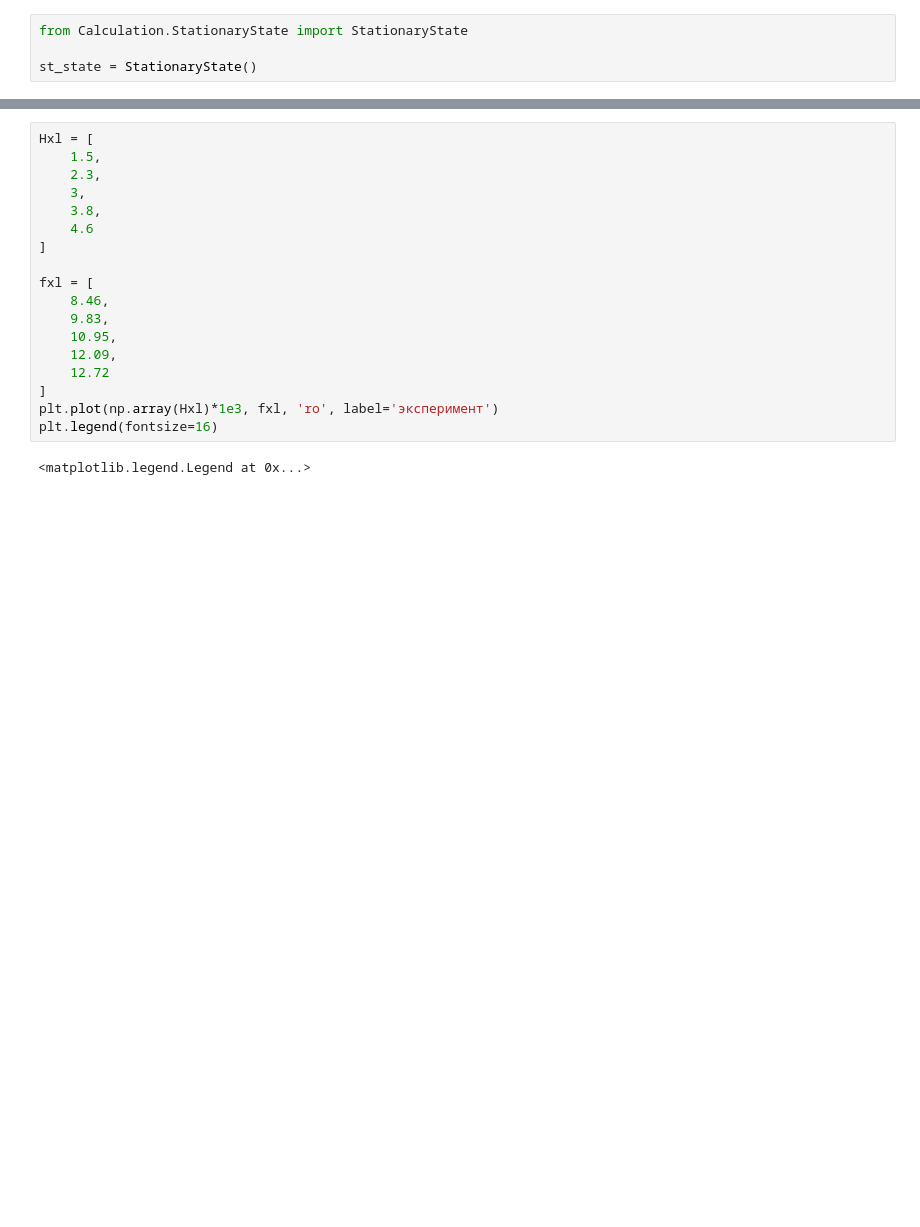
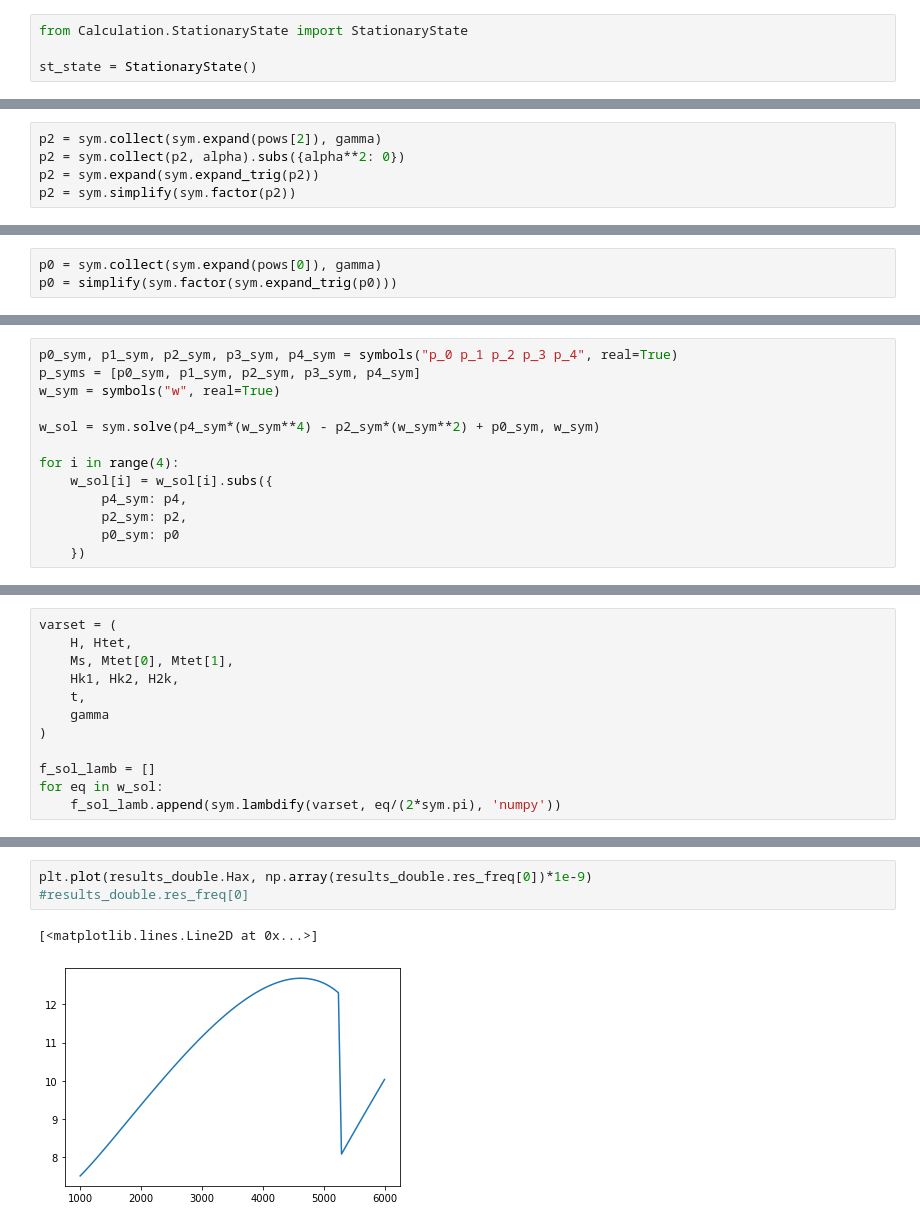
Before and after one commit to sashabusse/LLG_INT, a Jupyter notebook: linear_double.ipynb, the cells around one changed output, grey strips where cells are left out. Cells and saved outputs as stored; diff of their text form; blank space fills up the shorter version.

Commit message:
got Linear Double layer decay aproximation

```diff
--- a/linear_double.ipynb
+++ b/linear_double.ipynb
@@ -103,0 +137,5 @@ Text(0, 0.5, 'f ГГц')
+# %%
+p2 = sym.collect(sym.expand(pows[2]), gamma)
+p2 = sym.collect(p2, alpha).subs({alpha**2: 0})
+p2 = sym.expand(sym.expand_trig(p2))
+p2 = sym.simplify(sym.factor(p2))
@@ -103,0 +151,3 @@ Text(0, 0.5, 'f ГГц')
+# %%
+p0 = sym.collect(sym.expand(pows[0]), gamma)
+p0 = simplify(sym.factor(sym.expand_trig(p0)))
@@ -103,0 +156,13 @@ Text(0, 0.5, 'f ГГц')
+# %%
+p0_sym, p1_sym, p2_sym, p3_sym, p4_sym = symbols("p_0 p_1 p_2 p_3 p_4", real=True)
+p_syms = [p0_sym, p1_sym, p2_sym, p3_sym, p4_sym]
+w_sym = symbols("w", real=True)
+
+w_sol = sym.solve(p4_sym*(w_sym**4) - p2_sym*(w_sym**2) + p0_sym, w_sym)
+
+for i in range(4):
+    w_sol[i] = w_sol[i].subs({
+        p4_sym: p4,
+        p2_sym: p2,
+        p0_sym: p0
+    })
@@ -104 +173,13 @@ Text(0, 0.5, 'f ГГц')
+# %%
+varset = (
+    H, Htet,
+    Ms, Mtet[0], Mtet[1],
+    Hk1, Hk2, H2k,
+    t,
+    gamma
+)
+
+f_sol_lamb = []
+for eq in w_sol:
+    f_sol_lamb.append(sym.lambdify(varset, eq/(2*sym.pi), 'numpy'))
 # %%
@@ -135,20 +218,6 @@ plt.grid()
-# %%
-Hxl = [
-    1.5,
-    2.3,
-    3,
-    3.8,
-    4.6
-]
-
-fxl = [
-    8.46,
-    9.83,
-    10.95,
-    12.09,
-    12.72
-]
-plt.plot(np.array(Hxl)*1e3, fxl, 'ro', label='эксперимент')
-plt.legend(fontsize=16)
-# %% [output]
-<matplotlib.legend.Legend at 0x...>
+# %%
+plt.plot(results_double.Hax, np.array(results_double.res_freq[0])*1e-9)
+#results_double.res_freq[0]
+# %% [output]
+[<matplotlib.lines.Line2D at 0x...>]
+[figure, added]
```
Also changed, not shown: parts of 32 cells of this notebook, 2 other files.
